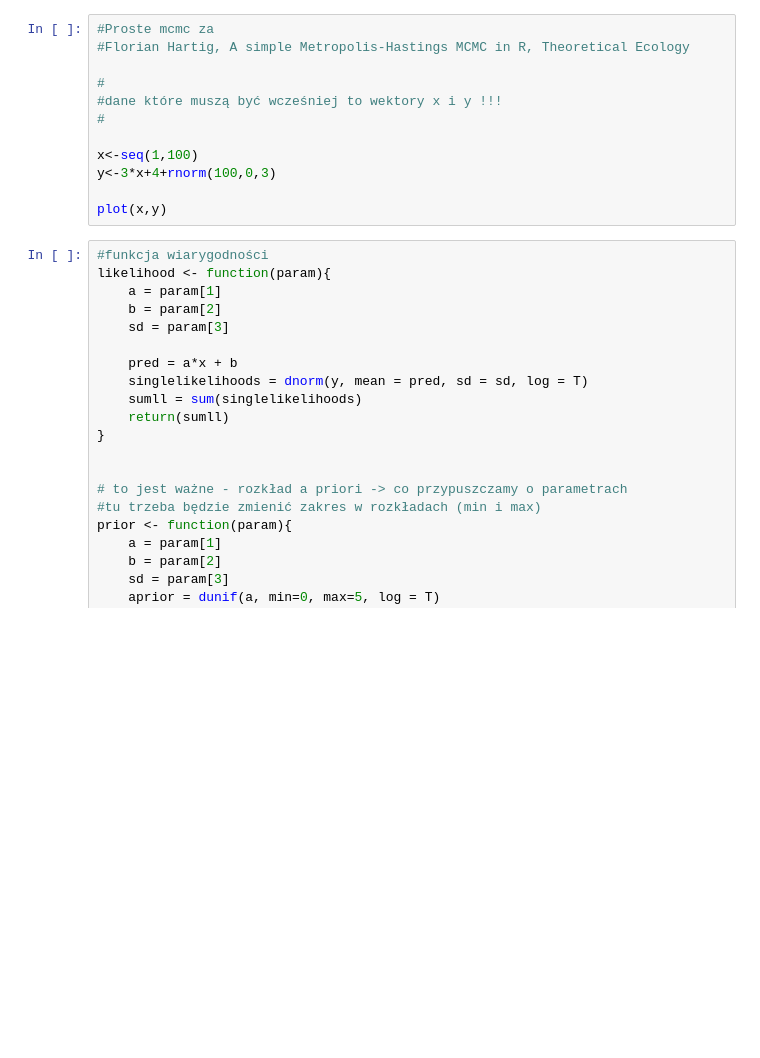
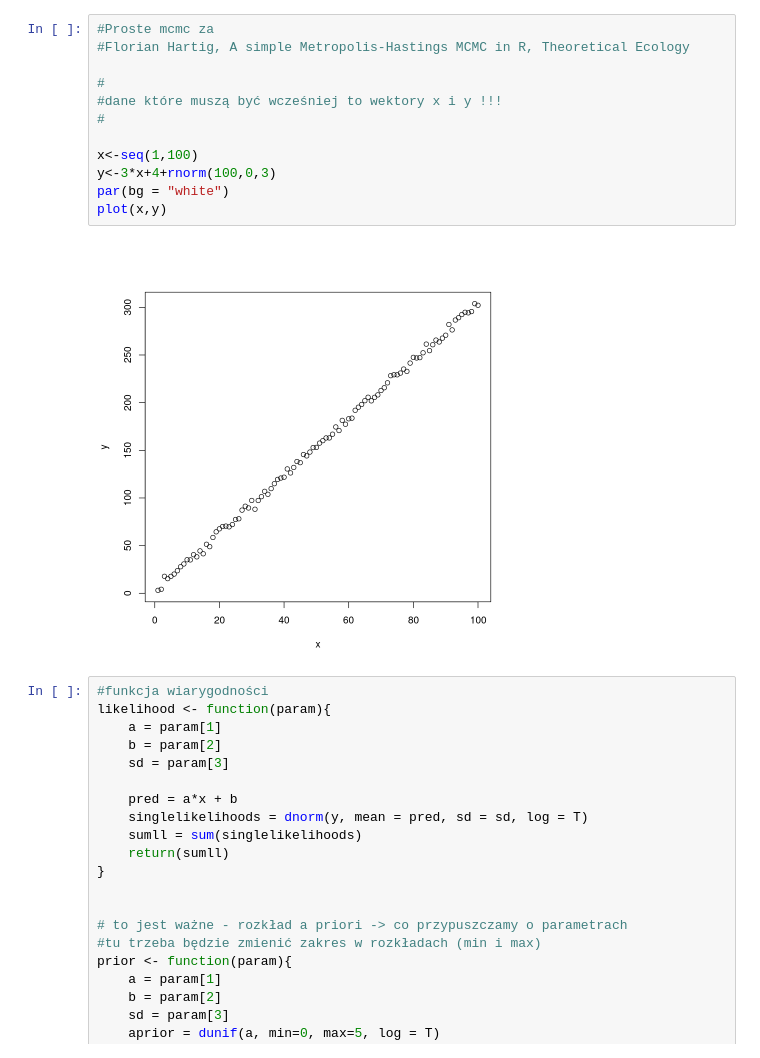
Before and after one commit to SD3313/Modelowanie-w-naukach-o-ziemi, a Jupyter notebook: Cw7/MCMC (1).ipynb, the cells around one changed output. Drawn from its saved outputs; the diff is of its cells as text; blank space fills up the shorter version.

```diff
--- a/Cw7/MCMC (1).ipynb
+++ b/Cw7/MCMC (1).ipynb
@@ -1,15 +1,17 @@
 # %%
 #Proste mcmc za
 #Florian Hartig, A simple Metropolis-Hastings MCMC in R, Theoretical Ecology
 
 #
 #dane które muszą być wcześniej to wektory x i y !!!
 #
 
 x<-seq(1,100)
 y<-3*x+4+rnorm(100,0,3)
-
+par(bg = "white")
 plot(x,y)
+# %% [output]
+[figure, added]
 # %%
 #funkcja wiarygodności
 likelihood <- function(param){
```
Also changed, not shown: parts of 4 cells of this notebook.
